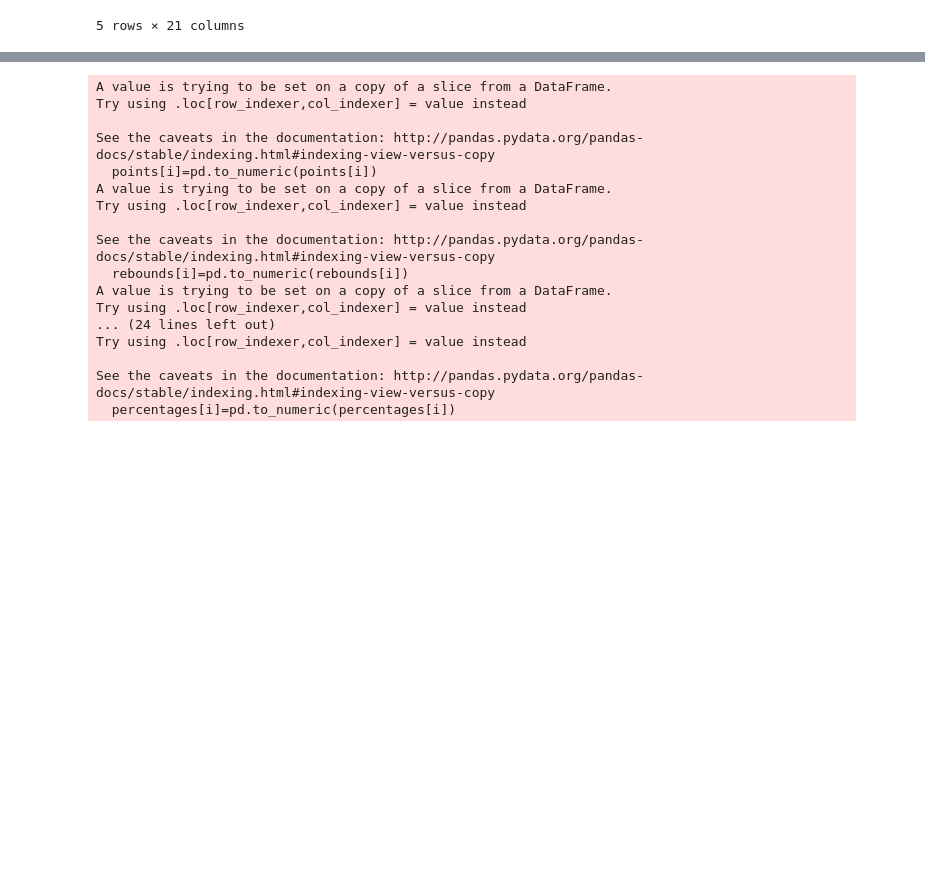
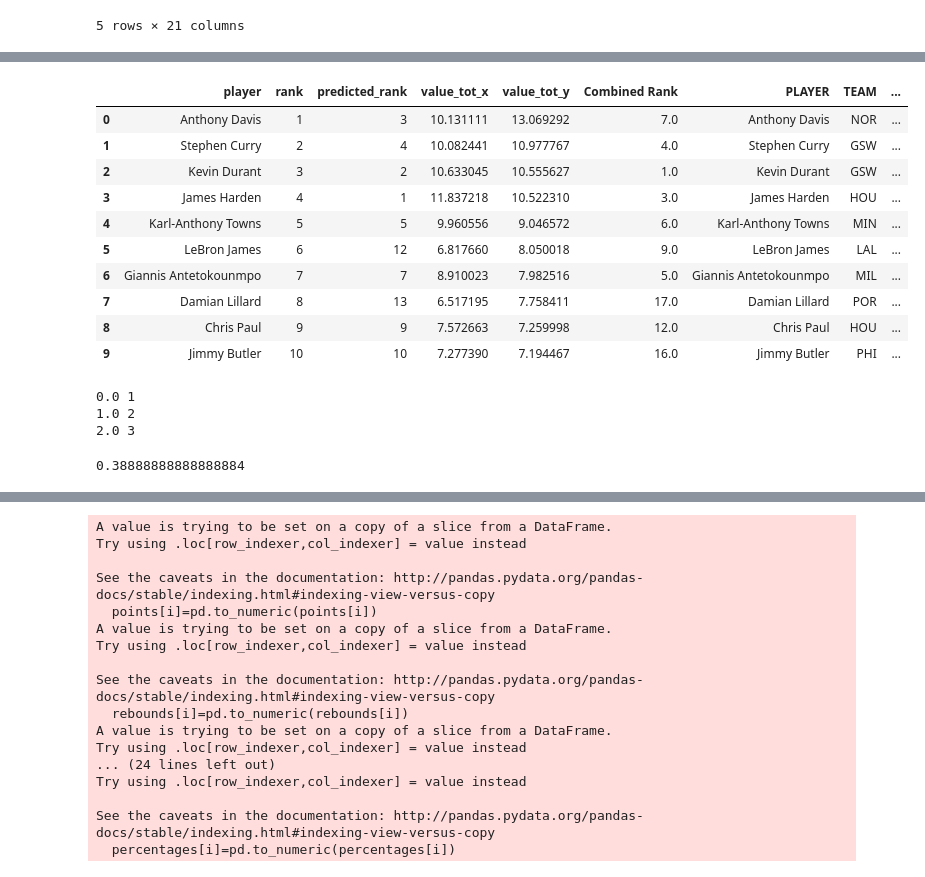
Before and after one commit to RCheer3/Fantasy-Basketball-Capstone-Project, a Jupyter notebook: src/testing.ipynb, the cells around one changed output, grey strips where cells are left out. Cells and saved outputs as stored; diff of their text form; code cells hidden in the pictures; blank space fills up the shorter version.

```diff
--- a/src/testing.ipynb
+++ b/src/testing.ipynb
@@ -540,3 +521,16 @@ l3 = all_ranks.copy().sort_values(by='Combined Rank',ascending=True).reset_index
 l4 = all_ranks.copy().sort_values(by='Yahoo Staff',ascending=True).reset_index()['player']
 l5 = all_ranks.copy().sort_values(by='Andy Behrens',ascending=True).reset_index()['player']
 l6 = all_ranks.copy().sort_values(by='Dahlton Del Don',ascending=True).reset_index()['player']
+# %%
+my_prediction = []
+yahoo_combined_predictions = []
+yahoo_staff_predictions = []
+Andy_Behrens_predictions = []
+Dahlton_Del_Don_predictions = []
+for i in range(1,len(l1)+1):
+    print(i)
+    my_prediction.append(evaluate(l1.copy(),l2.copy(),i))
+    yahoo_combined_predictions.append(evaluate(l1.copy(),l3.copy(),i))
+    yahoo_staff_predictions.append(evaluate(l1.copy(),l4.copy(),i))
+    Andy_Behrens_predictions.append(evaluate(l1.copy(),l5.copy(),i))
+    Dahlton_Del_Don_predictions.append(evaluate(l1.copy(),l6.copy(),i))
@@ -542,0 +555,20 @@ l6 = all_ranks.copy().sort_values(by='Dahlton Del Don',ascending=True).reset_ind
+# %%
+all_ranks['yahoo_RBO'] = yahoo_combined_predictions
+all_ranks['my_RBO'] = my_prediction
+all_ranks['yahoo_staff_RBO'] = yahoo_staff_predictions
+all_ranks['Andy_Behrens_RBO'] = Andy_Behrens_predictions
+all_ranks['DDD_RBO'] = Dahlton_Del_Don_predictions
+# %%
+all_ranks[0:10]
+# %% [output]
+|  | player | rank | predicted_rank | value_tot_x | value_tot_y | Combined Rank | PLAYER | TEAM | ... |
+| 0 | Anthony Davis | 1 | 3 | 10.131111 | 13.069292 | 7.0 | Anthony Davis | NOR | ... |
+| 1 | Stephen Curry | 2 | 4 | 10.082441 | 10.977767 | 4.0 | Stephen Curry | GSW | ... |
+| 2 | Kevin Durant | 3 | 2 | 10.633045 | 10.555627 | 1.0 | Kevin Durant | GSW | ... |
+| 3 | James Harden | 4 | 1 | 11.837218 | 10.522310 | 3.0 | James Harden | HOU | ... |
+| 4 | Karl-Anthony Towns | 5 | 5 | 9.960556 | 9.046572 | 6.0 | Karl-Anthony Towns | MIN | ... |
+| 5 | LeBron James | 6 | 12 | 6.817660 | 8.050018 | 9.0 | LeBron James | LAL | ... |
+| 6 | Giannis Antetokounmpo | 7 | 7 | 8.910023 | 7.982516 | 5.0 | Giannis Antetokounmpo | MIL | ... |
+| 7 | Damian Lillard | 8 | 13 | 6.517195 | 7.758411 | 17.0 | Damian Lillard | POR | ... |
+| 8 | Chris Paul | 9 | 9 | 7.572663 | 7.259998 | 12.0 | Chris Paul | HOU | ... |
+| 9 | Jimmy Butler | 10 | 10 | 7.277390 | 7.194467 | 16.0 | Jimmy Butler | PHI | ... |
@@ -542,0 +590,7 @@ l6 = all_ranks.copy().sort_values(by='Dahlton Del Don',ascending=True).reset_ind
+# %%
+evaluate(l1.copy(),l2.copy(),3)
+# %% [output]
+0.0 1
+1.0 2
+2.0 3
+0.38888888888888884
```
Also changed, not shown: parts of 12 cells of this notebook, 9 other files.
